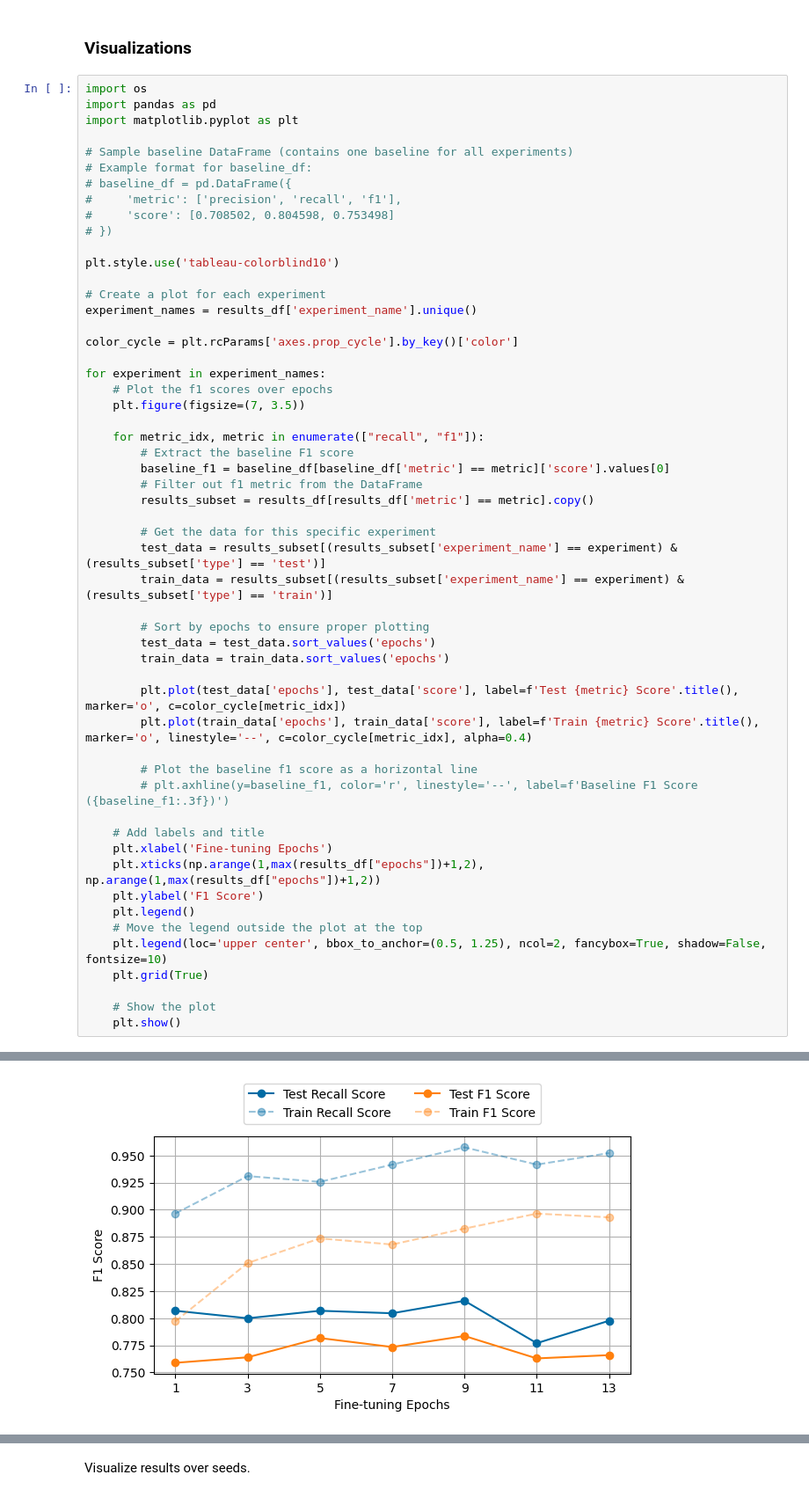
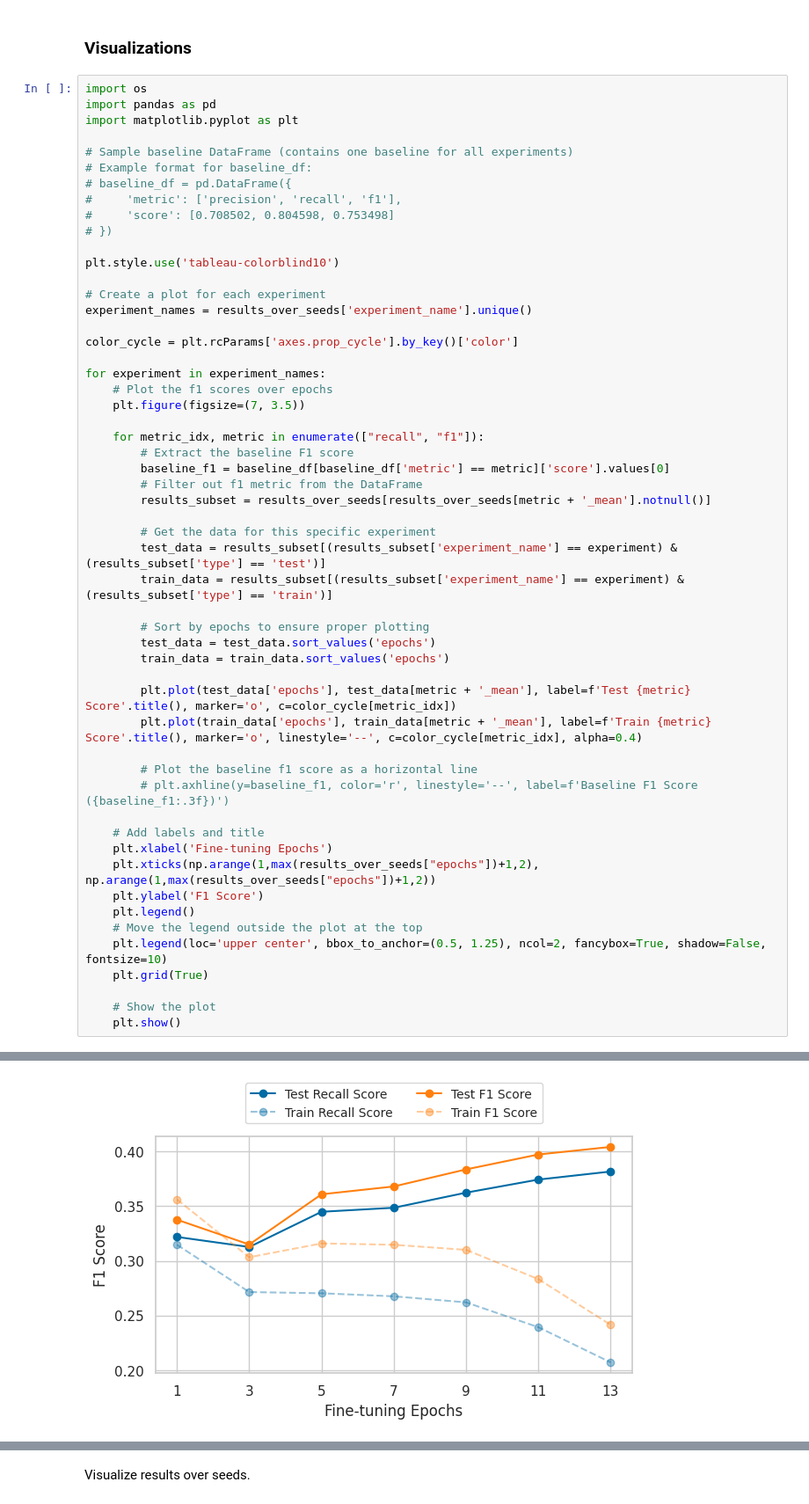
Before and after one commit to JulianZabbarov/tree-detection, a Jupyter notebook: experiments/sauen/evaluation/evaluation.ipynb, the cells around one changed output, grey strips where cells are left out. Shown at 88% size. Drawn from its saved outputs; the diff is of its cells as text.

```diff
--- a/experiments/sauen/evaluation/evaluation.ipynb
+++ b/experiments/sauen/evaluation/evaluation.ipynb
@@ -296,7 +244,7 @@ import matplotlib.pyplot as plt
 plt.style.use('tableau-colorblind10')
 
 # Create a plot for each experiment
-experiment_names = results_df['experiment_name'].unique()
+experiment_names = results_over_seeds['experiment_name'].unique()
 
 color_cycle = plt.rcParams['axes.prop_cycle'].by_key()['color']
 
@@ -308,7 +256,7 @@ for experiment in experiment_names:
         # Extract the baseline F1 score
         baseline_f1 = baseline_df[baseline_df['metric'] == metric]['score'].values[0]
         # Filter out f1 metric from the DataFrame
-        results_subset = results_df[results_df['metric'] == metric].copy()
+        results_subset = results_over_seeds[results_over_seeds[metric + '_mean'].notnull()]
 
         # Get the data for this specific experiment
         test_data = results_subset[(results_subset['experiment_name'] == experiment) & (results_subset['type'] == 'test')]
@@ -318,15 +266,15 @@ for experiment in experiment_names:
         test_data = test_data.sort_values('epochs')
         train_data = train_data.sort_values('epochs')
 
-        plt.plot(test_data['epochs'], test_data['score'], label=f'Test {metric} Score'.title(), marker='o', c=color_cycle[metric_idx])
-        plt.plot(train_data['epochs'], train_data['score'], label=f'Train {metric} Score'.title(), marker='o', linestyle='--', c=color_cycle[metric_idx], alpha=0.4)
+        plt.plot(test_data['epochs'], test_data[metric + '_mean'], label=f'Test {metric} Score'.title(), marker='o', c=color_cycle[metric_idx])
+        plt.plot(train_data['epochs'], train_data[metric + '_mean'], label=f'Train {metric} Score'.title(), marker='o', linestyle='--', c=color_cycle[metric_idx], alpha=0.4)
 
         # Plot the baseline f1 score as a horizontal line
         # plt.axhline(y=baseline_f1, color='r', linestyle='--', label=f'Baseline F1 Score ({baseline_f1:.3f})')
 
     # Add labels and title
     plt.xlabel('Fine-tuning Epochs')
-    plt.xticks(np.arange(1,max(results_df["epochs"])+1,2), np.arange(1,max(results_df["epochs"])+1,2))
+    plt.xticks(np.arange(1,max(results_over_seeds["epochs"])+1,2), np.arange(1,max(results_over_seeds["epochs"])+1,2))
     plt.ylabel('F1 Score')
     plt.legend()
     # Move the legend outside the plot at the top
@@ -341 +289 @@ for experiment in experiment_names:
-[figure, old version]
+[figure, new version]
```
Also changed, not shown: parts of 14 cells of this notebook.
